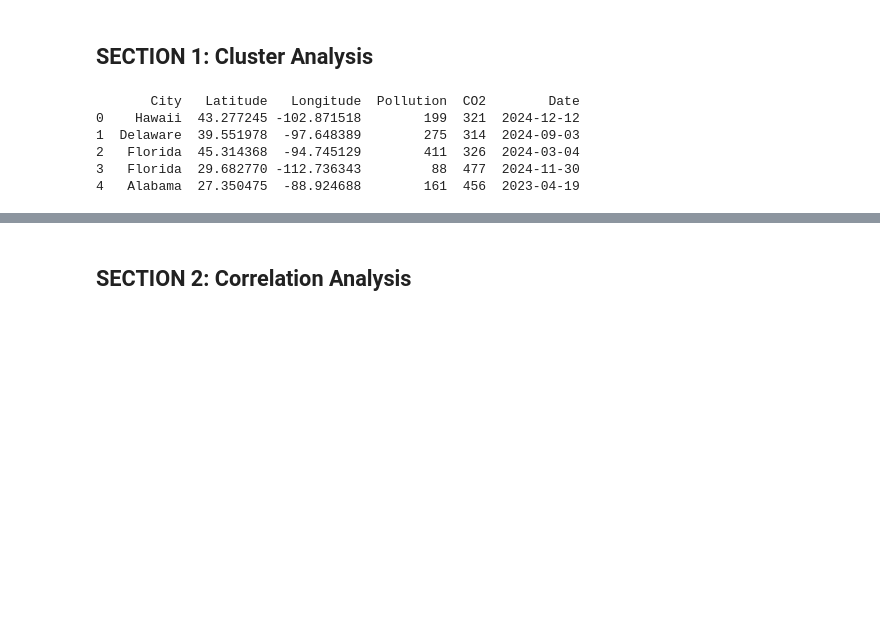
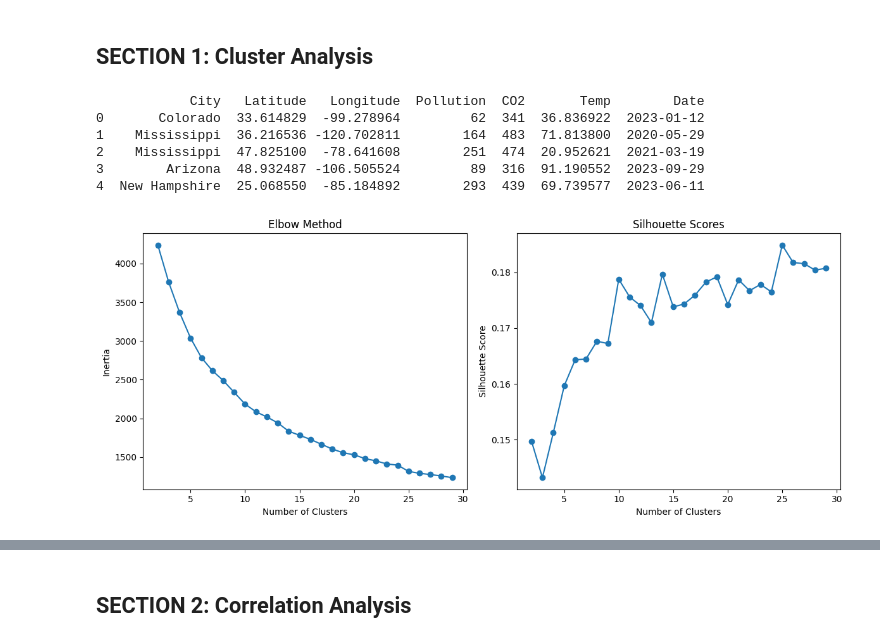
Before and after one commit to aredjil/Temperature-forecasting-for-different-cities-in-the-world, a Jupyter notebook: Project3.ipynb, the cells around one changed output, grey strips where cells are left out. Cells and saved outputs as stored; diff of their text form; code cells hidden in the pictures; blank space fills up the shorter version.

Commit message:
Testing on fake dataset

```diff
--- a/Project3.ipynb
+++ b/Project3.ipynb
@@ -99,6 +100,7 @@ data = {
     "Longitude": [round(random.uniform(-125.000000, -66.934570), 6) for _ in range(num_samples)],  # USA Longitude range
     "Pollution": [random.randint(10, 500) for _ in range(num_samples)],  # Random pollution level
     "CO2": [random.randint(300, 500) for _ in range(num_samples)],  # CO2 levels in ppm
+    "Temp": [round(random.uniform(10.396308, 100.384358), 6) for _ in range(num_samples)],
     "Date": [random_date(start_date, end_date).strftime('%Y-%m-%d') for _ in range(num_samples)],
 }
 
@@ -108,9 +110,54 @@ df = pd.DataFrame(data)
 # Display first few rows
 print(df.head())
 # %% [output]
-       City   Latitude   Longitude  Pollution  CO2        Date
-0    Hawaii  43.277245 -102.871518        199  321  2024-12-12
-1  Delaware  39.551978  -97.648389        275  314  2024-09-03
-2   Florida  45.314368  -94.745129        411  326  2024-03-04
-3   Florida  29.682770 -112.736343         88  477  2024-11-30
-4   Alabama  27.350475  -88.924688        161  456  2023-04-19
+            City   Latitude   Longitude  Pollution  CO2       Temp        Date
+0       Colorado  33.614829  -99.278964         62  341  36.836922  2023-01-12
+1    Mississippi  36.216536 -120.702811        164  483  71.813800  2020-05-29
+2    Mississippi  47.825100  -78.641608        251  474  20.952621  2021-03-19
+3        Arizona  48.932487 -106.505524         89  316  91.190552  2023-09-29
+4  New Hampshire  25.068550  -85.184892        293  439  69.739577  2023-06-11
+# %%
+# 1. Data Preprocessing
+# ---------------------
+# Convert the Date column to datetime format if not already done
+df['Date'] = pd.to_datetime(df['Date'])
+
+# Select the numerical features to scale
+num_features = ['Latitude', 'Longitude', 'Pollution', 'CO2', 'Temp']
+
+# Scale the numerical features for clustering
+scaler = StandardScaler()
+df_scaled = scaler.fit_transform(df[num_features])
+# %%
+# 2. Determine Optimal Number of Clusters
+# ---------------------------------------
+# Use the Elbow Method and Silhouette Score
+inertia = []
+silhouette = []
+cluster_range = range(2, 30)  # testing cluster sizes from 2 to 10
+
+for k in cluster_range:
+    kmeans = KMeans(n_clusters=k, random_state=42)
+    labels = kmeans.fit_predict(df_scaled)
+    inertia.append(kmeans.inertia_)
+    silhouette_avg = silhouette_score(df_scaled, labels)
+    silhouette.append(silhouette_avg)
+
+# Plot the Elbow Method and Silhouette Score side-by-side
+plt.figure(figsize=(12, 5))
+
+plt.subplot(1, 2, 1)
+plt.plot(cluster_range, inertia, marker='o')
+plt.xlabel('Number of Clusters')
+plt.ylabel('Inertia')
+plt.title('Elbow Method')
+
+plt.subplot(1, 2, 2)
+plt.plot(cluster_range, silhouette, marker='o')
+plt.xlabel('Number of Clusters')
+plt.ylabel('Silhouette Score')
+plt.title('Silhouette Scores')
+plt.tight_layout()
+plt.show()
+# %% [output]
+[figure, added]
```
Also changed, not shown: parts of 15 cells of this notebook.
